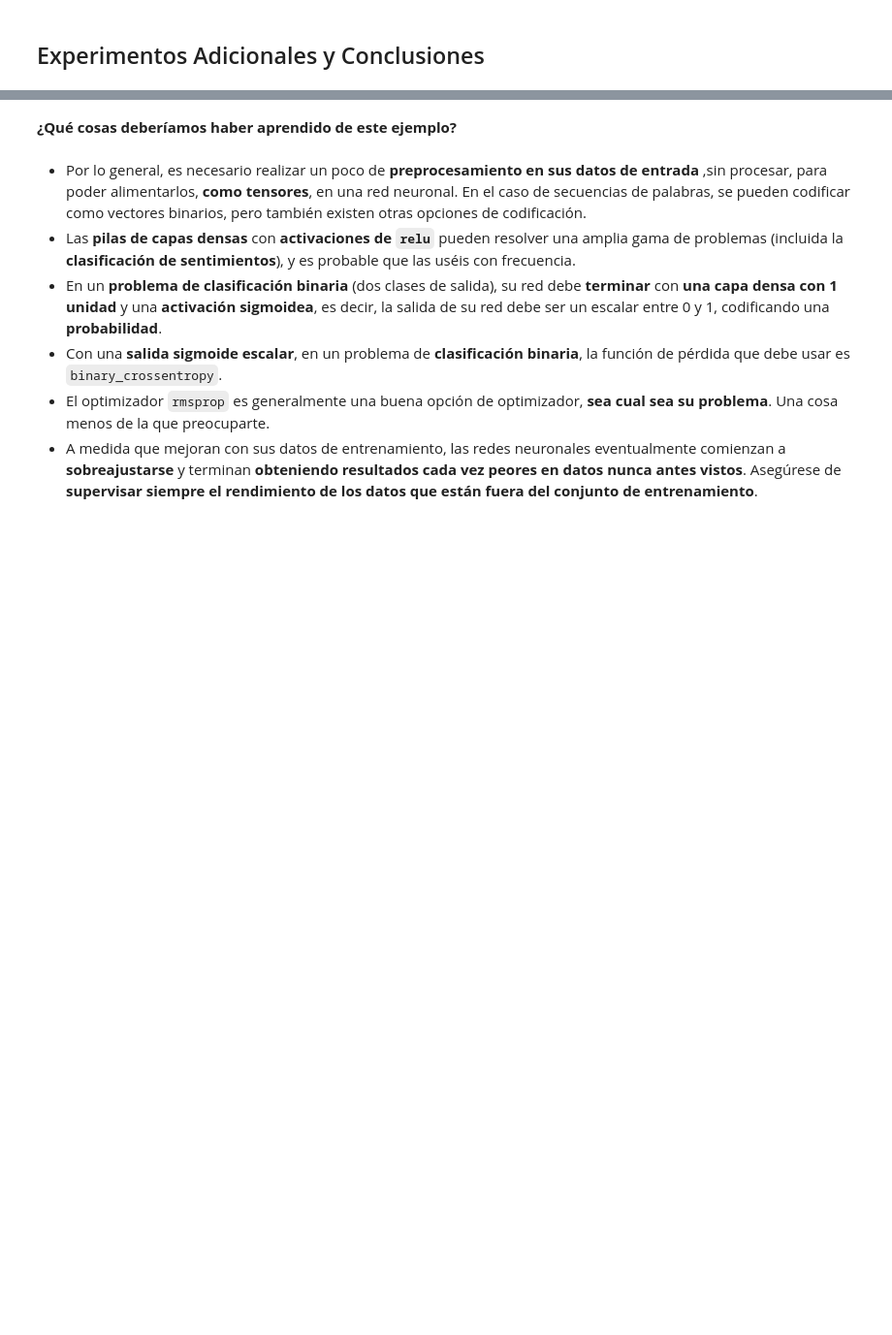
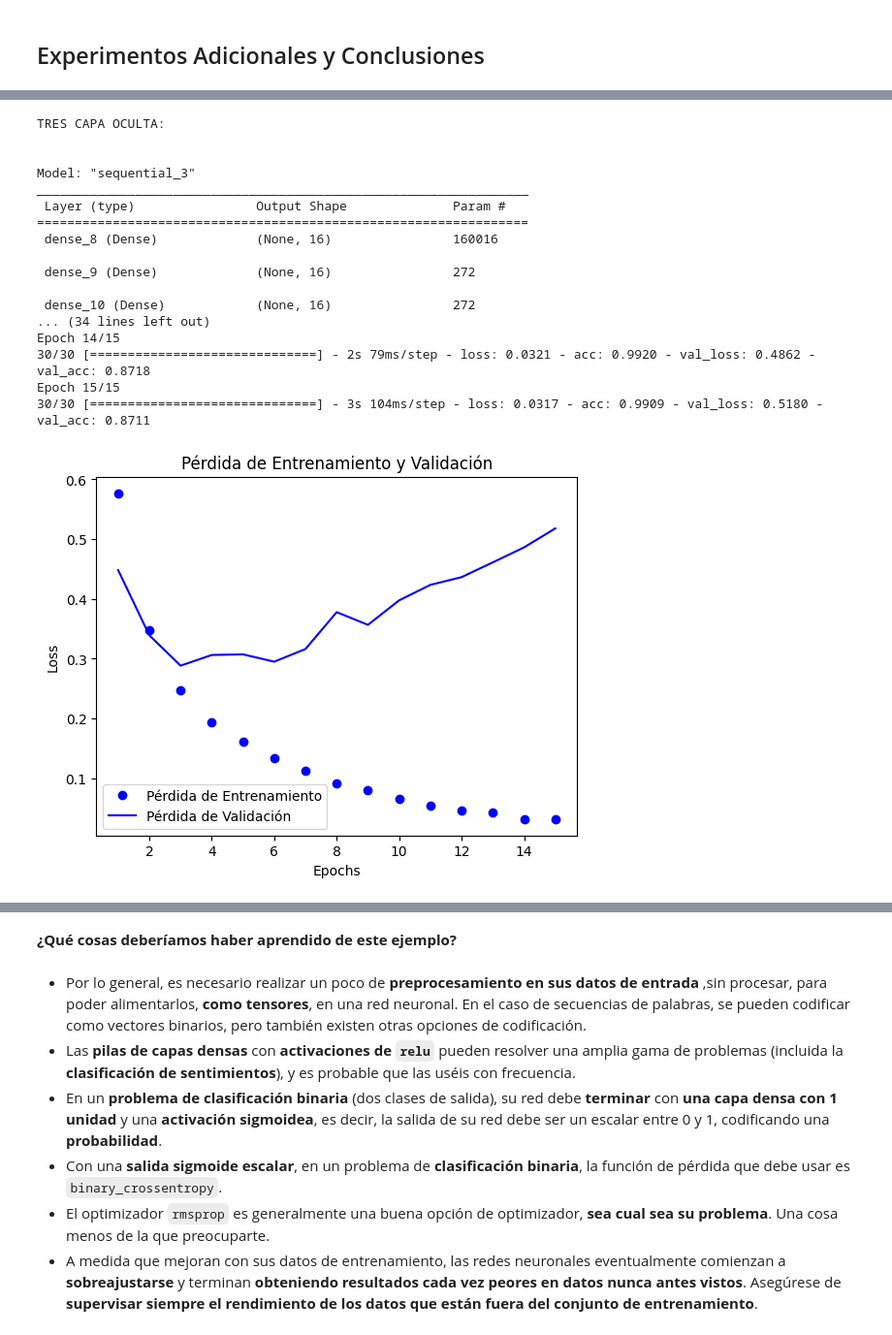
Before and after one commit to 9105507/APRENDIZAJE_AUTOMATICO_23_24, a Jupyter notebook: TEMA 1/3_1_Clasificacion_binaria_criticas_peliculas.ipynb, the cells around one changed output, grey strips where cells are left out. Shown at 97% size. Saved outputs shown, nothing was run; the diff lists cells and outputs as text; code cells hidden in the pictures; blank space fills up the shorter version.

```diff
--- a/TEMA 1/3_1_Clasificacion_binaria_criticas_peliculas.ipynb
+++ b/TEMA 1/3_1_Clasificacion_binaria_criticas_peliculas.ipynb
@@ -356,0 +425,70 @@ Precisión con los datos de test: 0.8873999714851379
+# %%
+# ESTO SERÍAN UNA CAPA INTERMEDIA:
+print("TRES CAPA OCULTA:\n\n")
+model = models.Sequential()
+# Entrada, un tensor con la crítica vectorizada (10000 valores)
+model.add(layers.Dense(16, activation='relu', input_shape=(10000,)))
+model.add(layers.Dense(16, activation='relu'))
+model.add(layers.Dense(16, activation='relu'))
+model.add(layers.Dense(1, activation='sigmoid'))
+model.summary()
+model.compile(optimizer='rmsprop',
+              loss='binary_crossentropy',
+              metrics=['acc'])
+
+history = model.fit(partial_x_train,
+                    partial_y_train,
+                    epochs=15,
+                    batch_size=512,
+                    validation_data=(x_val, y_val))
+history_dict = history.history
+history_dict.keys()
+
+acc = history.history['acc']
+val_acc = history.history['val_acc']
+loss = history.history['loss']
+val_loss = history.history['val_loss']
+
+epochs = range(1, len(acc) + 1)
+
+# "bo" es para "punto azun"
+plt.plot(epochs, loss, 'bo', label='Pérdida de Entrenamiento')
+# "b" es para "linea continua azul"
+plt.plot(epochs, val_loss, 'b', label='Pérdida de Validación')
+plt.title('Pérdida de Entrenamiento y Validación')
+plt.xlabel('Epochs')
+plt.ylabel('Loss')
+plt.legend()
+
+plt.show()
+plt.clf()   # Limpia la figura
+acc_values = history_dict['acc']
+val_acc_values = history_dict['val_acc']
+
+plt.plot(epochs, acc, 'bo', label='Precisión de Entrenamiento')
+plt.plot(epochs, val_acc, 'b', label='Precisión de Validación')
+plt.title('Precisión de Entrenamiento y Valización')
+plt.xlabel('Epochs')
+plt.ylabel('Loss')
+plt.legend()
+
+plt.show()
+# %% [output]
+TRES CAPA OCULTA:
+
+
+Model: "sequential_3"
+_________________________________________________________________
+ Layer (type)                Output Shape              Param #
+=================================================================
+ dense_8 (Dense)             (None, 16)                160016
+
+ dense_9 (Dense)             (None, 16)                272
+
+ dense_10 (Dense)            (None, 16)                272
+... (34 lines left out)
+Epoch 14/15
+30/30 [==============================] - 2s 79ms/step - loss: 0.0321 - acc: 0.9920 - val_loss: 0.4862 - val_acc: 0.8718
+Epoch 15/15
+30/30 [==============================] - 3s 104ms/step - loss: 0.0317 - acc: 0.9909 - val_loss: 0.5180 - val_acc: 0.8711
+[figure, added]
```
Also changed, not shown: parts of 22 cells of this notebook.
